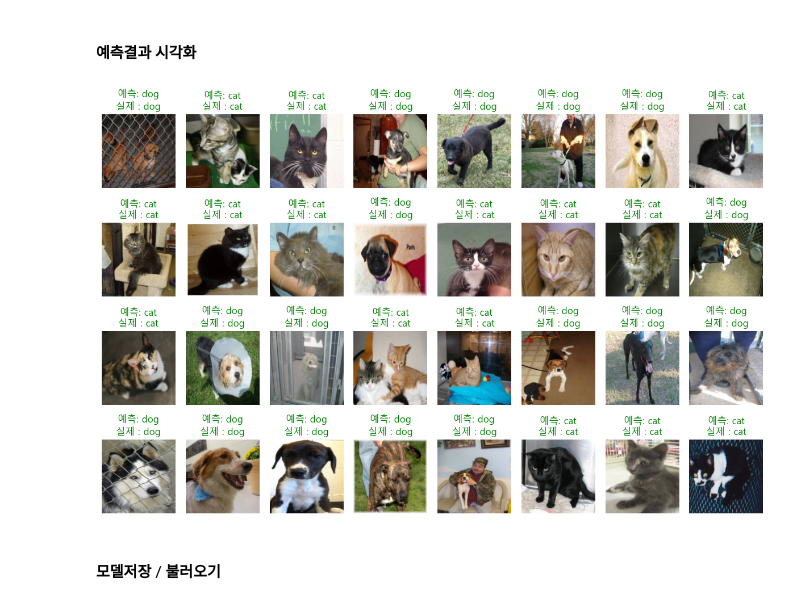
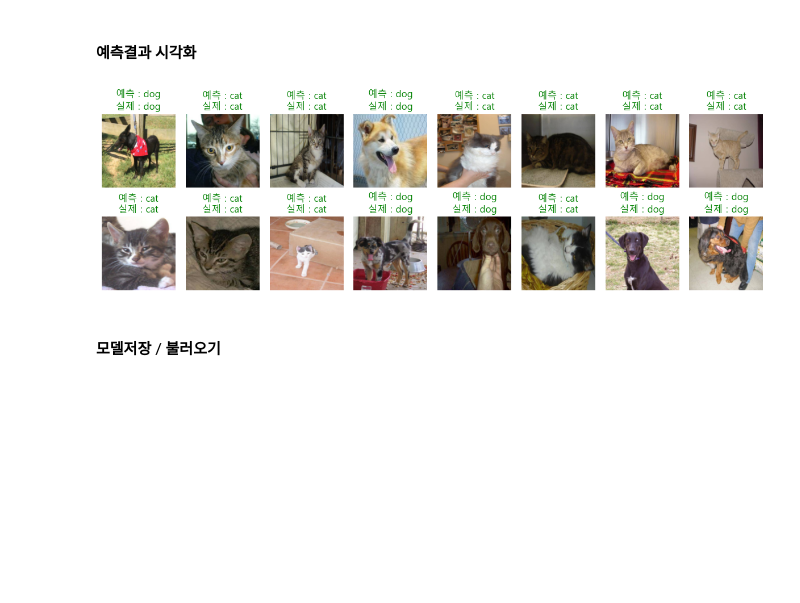
Before and after one commit to pgh157/iot-dataanalysis-2025, a Jupyter notebook: day07/mldl01_Cats_and_Dogs_이진분류.ipynb, the cells around one changed output. Drawn from its saved outputs; the diff is of its cells as text; code cells hidden in the pictures; blank space fills up the shorter version.

```diff
--- a/day07/mldl01_Cats_and_Dogs_이진분류.ipynb
+++ b/day07/mldl01_Cats_and_Dogs_이진분류.ipynb
@@ -95,13 +93,13 @@ from torchvision.datasets import ImageFolder
 from torchvision import transforms
 from torch.utils.data import Dataset, DataLoader
 # %%
-transforms = transforms.Compose([
-    transforms.Resize((128,128)),
+transform = transforms.Compose([
+    transforms.Resize((128, 128)),
     transforms.ToTensor()
 ])
 # %%
-train_dataset = ImageFolder('./data/sample', transform=transforms)
-train_loader = DataLoader(train_dataset, batch_size=32, shuffle= True)
+train_dataset = ImageFolder('./data/sample', transform=transform)
+train_loader = DataLoader(train_dataset, batch_size=32, shuffle=True)
 # %% [markdown]
 #### train_loader 시각화
 # %%
@@ -128,10 +130,10 @@ class_names= ['cat', 'dog']
 # %%
 # 시각화
-plt.figure(figsize=(12,4))
+plt.figure(figsize=(12, 4))
 for i in range(16): # 32개 중 반만 표현
-    plt.subplot(4, 8, i+1)
+    plt.subplot(2, 8, i+1)
 
-    img = images[i].permute(1,2,0)  # 컬러채널이기 때문에 matplotlib 표현시 순서 변경
+    img = images[i].permute(1, 2, 0)  # 컬러채널이기 때문에 matplotlib 표현시 순서 변경
     plt.imshow(img)
     plt.title(f'{class_names[labels[i].item()]}')
     plt.axis('off')
@@ -212,26 +215,26 @@ for epoch in range(EPOCH):
 # %%
 # 검증
 model.eval()
 images, labels = next(iter(train_loader))
 images = images.to(device)
 with torch.no_grad():
     outputs = model(images)
     preds = (outputs > 0.5).int().cpu().squeeze()
 
-plt.figure(figsize = (12, 8))
-for i in range(32):
-    plt.subplot(4, 8, i+1)
-    plt.imshow(images[i].cpu().permute(1,2,0))
+plt.figure(figsize=(12, 4))
+for i in range(16):
+    plt.subplot(2, 8, i+1)
+    plt.imshow(images[i].cpu().permute(1, 2, 0))
     pred_label = 'dog' if preds[i] == 1 else 'cat'
     true_label = 'dog' if labels[i] == 1 else 'cat'
     color = 'green' if pred_label == true_label else 'red'
-    plt.title(f'예측: {pred_label}\n실제 : {true_label}', color = color)
+    plt.title(f'예측 : {pred_label}\n실제 : {true_label}', color=color)
     plt.axis('off')
 
 plt.tight_layout()
 plt.show()
 # %% [output]
-[figure, old version]
+[figure, new version]
 # %% [markdown]
 #### 모델저장 / 불러오기
 # %%
```
Also changed, not shown: parts of 29 cells of this notebook, 3 other files.
